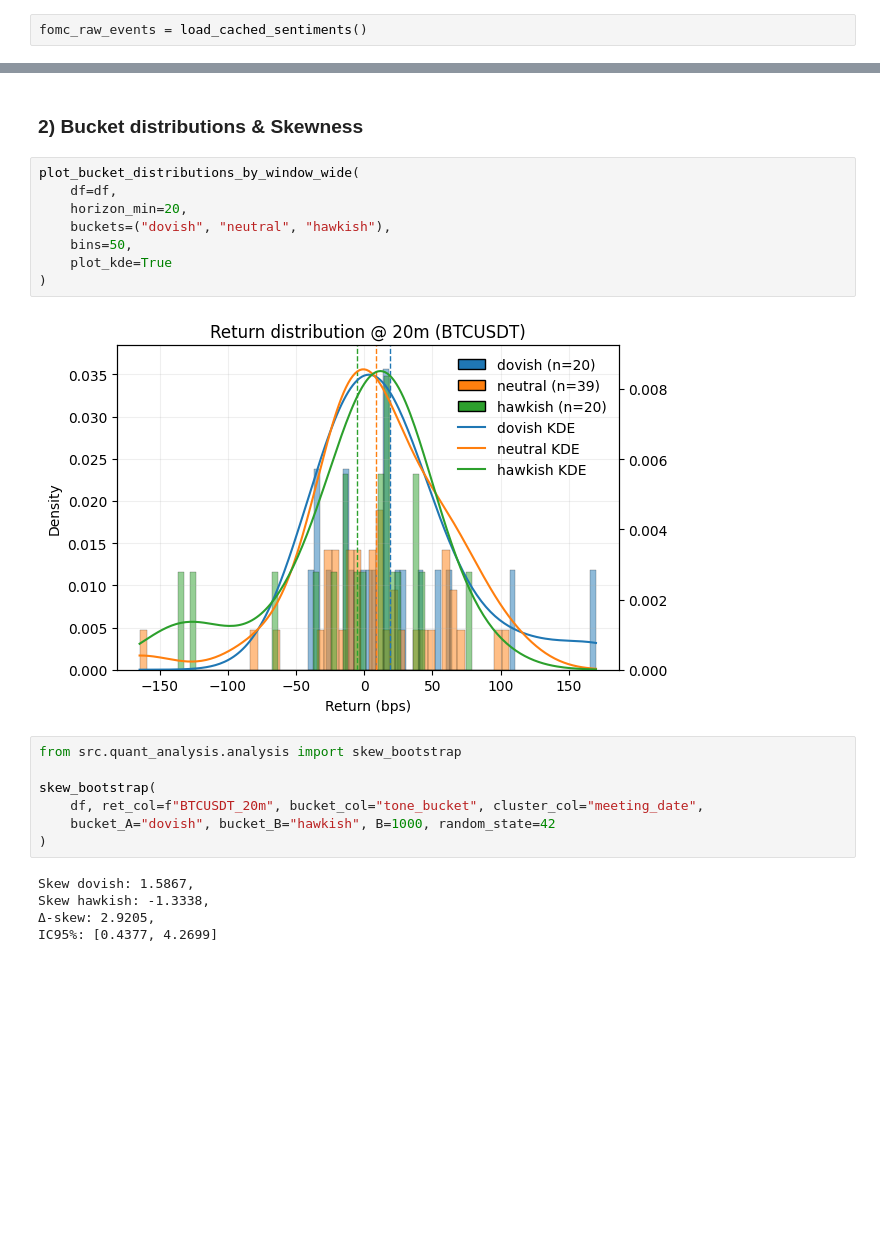
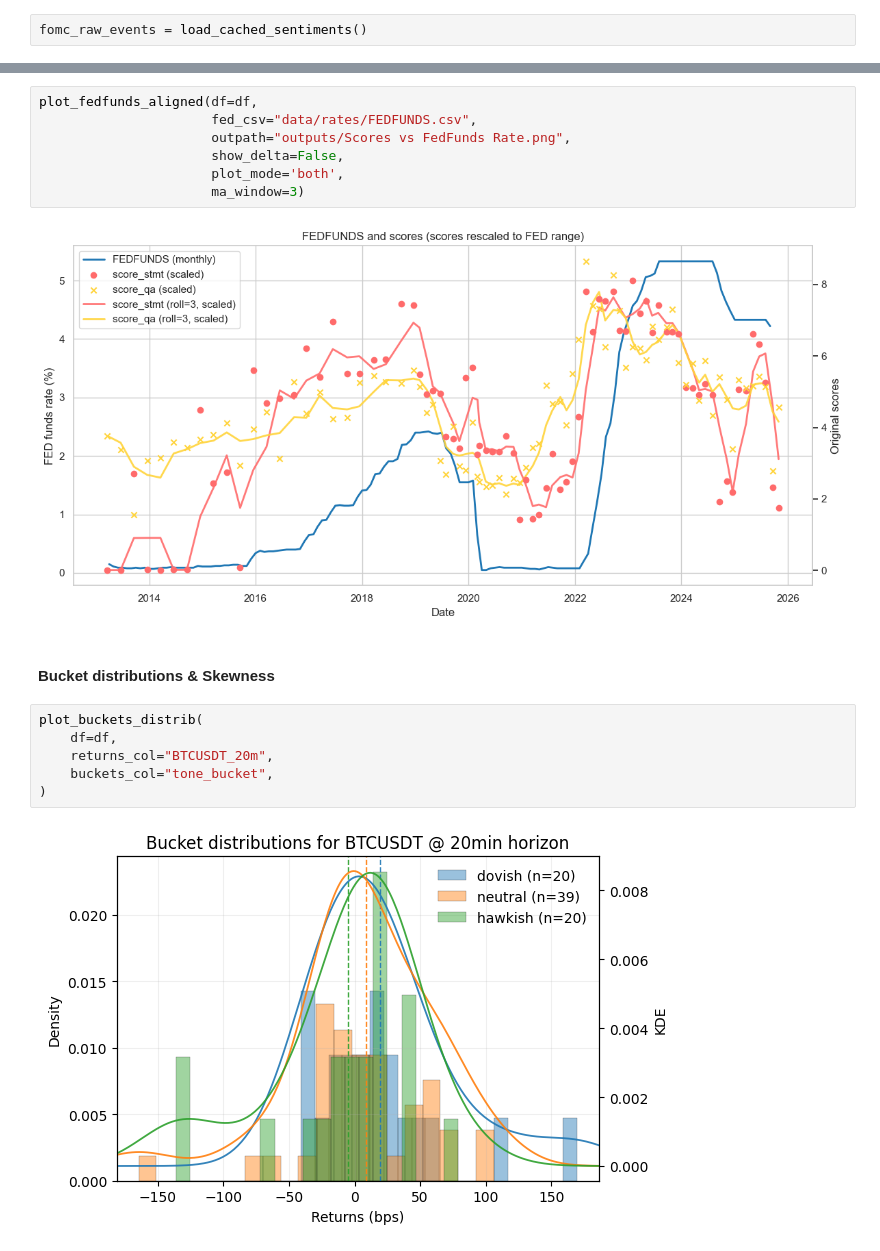
Before and after one commit to thibault-charbonnier/fomc-nlp-intraday-crypto, a Jupyter notebook: demo.ipynb, the cells around one changed output, grey strips where cells are left out. Drawn from its saved outputs; the diff is of its cells as text; blank space fills up the shorter version.

```diff
--- a/demo.ipynb
+++ b/demo.ipynb
@@ -414,27 +285,22 @@ dovish     20
 hawkish    20
 neutral    40
 dtype: int64
+# %%
+plot_fedfunds_aligned(df=df,
+                      fed_csv="data/rates/FEDFUNDS.csv",
+                      outpath="outputs/Scores vs FedFunds Rate.png",
+                      show_delta=False,
+                      plot_mode='both',
+                      ma_window=3)
+# %% [output]
+[figure, added]
 # %% [markdown]
-### 2) Bucket distributions & Skewness
+#### Bucket distributions & Skewness
-# %%
-plot_bucket_distributions_by_window_wide(
-    df=df,
-    horizon_min=20,
-    buckets=("dovish", "neutral", "hawkish"),
-    bins=50,
-    plot_kde=True
-)
-# %% [output]
-[figure, removed]
-# %%
-from src.quant_analysis.analysis import skew_bootstrap
-
-skew_bootstrap(
-    df, ret_col=f"BTCUSDT_20m", bucket_col="tone_bucket", cluster_col="meeting_date",
-    bucket_A="dovish", bucket_B="hawkish", B=1000, random_state=42
-)
-# %% [output]
-Skew dovish: 1.5867,
-Skew hawkish: -1.3338,
-Δ-skew: 2.9205,
-IC95%: [0.4377, 4.2699]
+# %%
+plot_buckets_distrib(
+    df=df,
+    returns_col="BTCUSDT_20m",
+    buckets_col="tone_bucket",
+)
+# %% [output]
+[figure, added]
```
Also changed, not shown: parts of 39 cells of this notebook, 8 other files.
